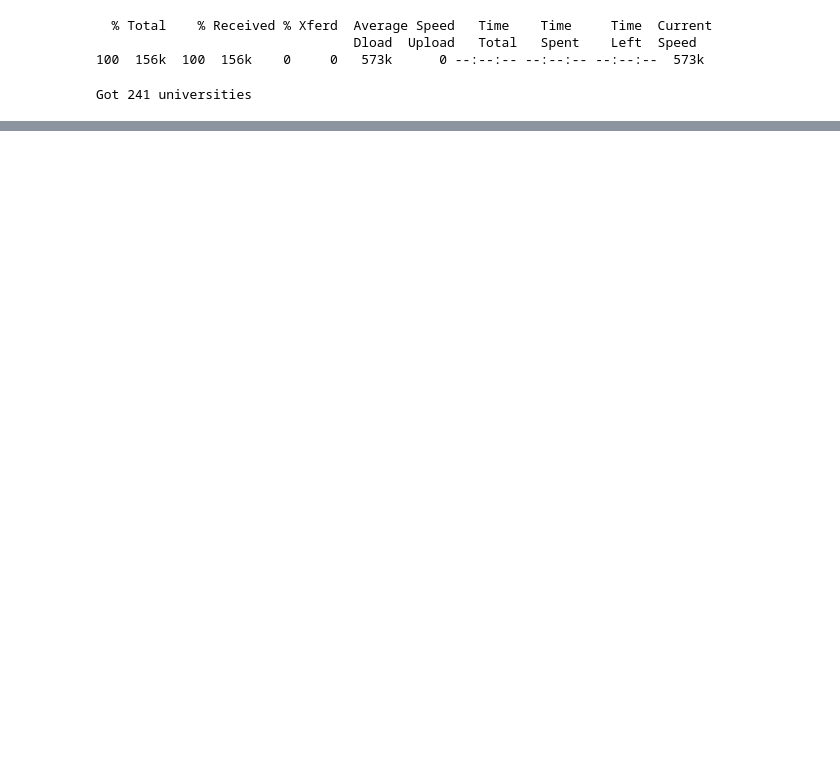
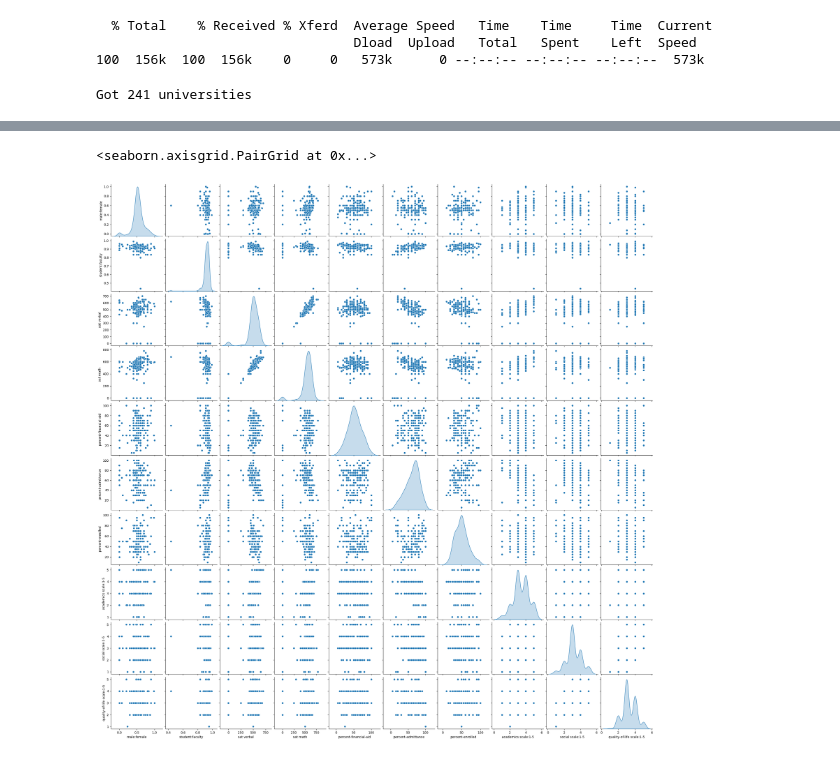
Before and after one commit to judyz01/ecs-171-final-project, a Jupyter notebook: ECS_171_Final.ipynb, the cells around one changed output, grey strips where cells are left out. Drawn from its saved outputs; the diff is of its cells as text; code cells hidden in the pictures; blank space fills up the shorter version.

Commit message:
Clean up and graph data
TODO: data exploration step and describe how to preprocess our data

```diff
--- a/ECS_171_Final.ipynb
+++ b/ECS_171_Final.ipynb
@@ -62,0 +302,18 @@ df
+# %%
+# Convert ratio to % male % and student %
+
+df['male:female'] = df['male:female'].apply(lambda x: int(x.split(':')[1])/(int(x.split(':')[1]) + int(x.split(':')[2])))
+df['student:faculty'] = df['student:faculty'].apply(lambda x: int(x.split(':')[1])/(int(x.split(':')[1]) + int(x.split(':')[2])))
+
+# Convert to int
+df['sat verbal'] = df['sat verbal'].apply(lambda x: int(x))
+df['sat math'] = df['sat math'].apply(lambda x: int(x))
+df['percent-financial-aid'] = df['percent-financial-aid'].apply(lambda x: int(x))
+df['percent-admittance'] = df['percent-admittance'].apply(lambda x: int(x))
+df['percent-enrolled'] = df['percent-enrolled'].apply(lambda x: int(x))
+
+df['academics scale:1-5'] = df['academics scale:1-5'].apply(lambda x: int(x))
+df['social scale:1-5'] = df['social scale:1-5'].apply(lambda x: int(x))
+df['quality-of-life scale:1-5'] = df['quality-of-life scale:1-5'].apply(lambda x: int(x))
+
+df
@@ -62,0 +334,6 @@ df
+# %%
+import seaborn as sns
+display(sns.pairplot(df, diag_kind='kde'))
+# %% [output]
+<seaborn.axisgrid.PairGrid at 0x...>
+[figure, added]
```
Also changed, not shown: parts of 6 cells of this notebook.
